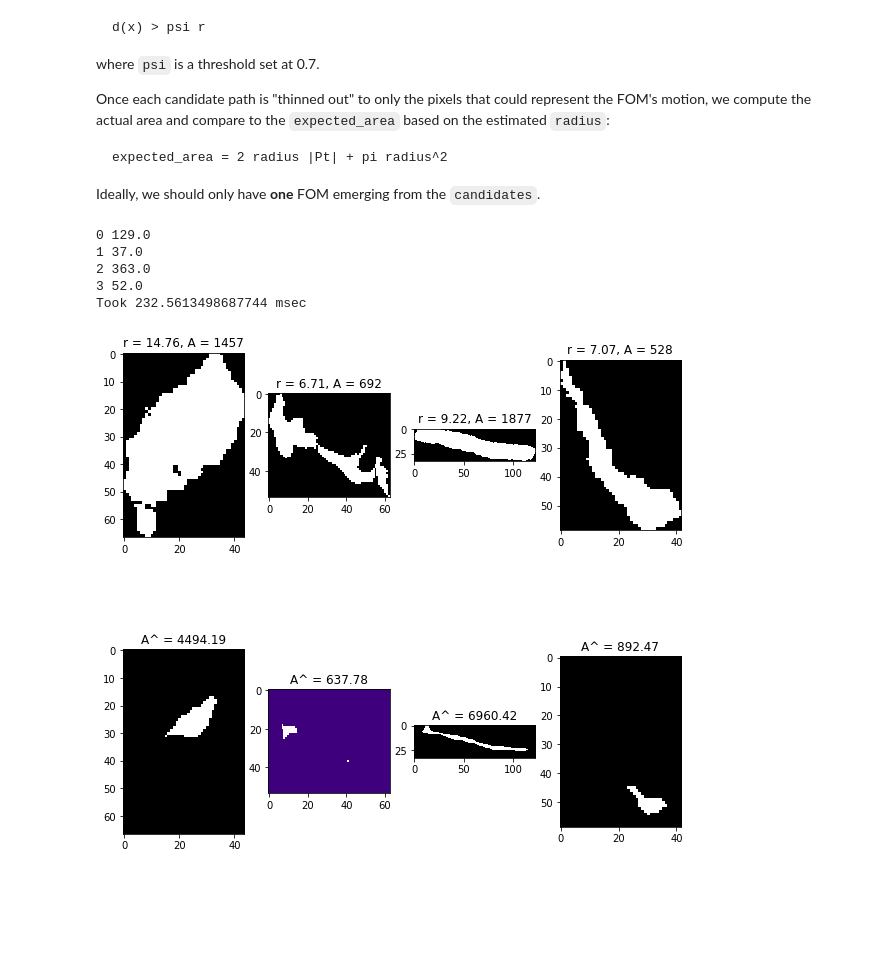
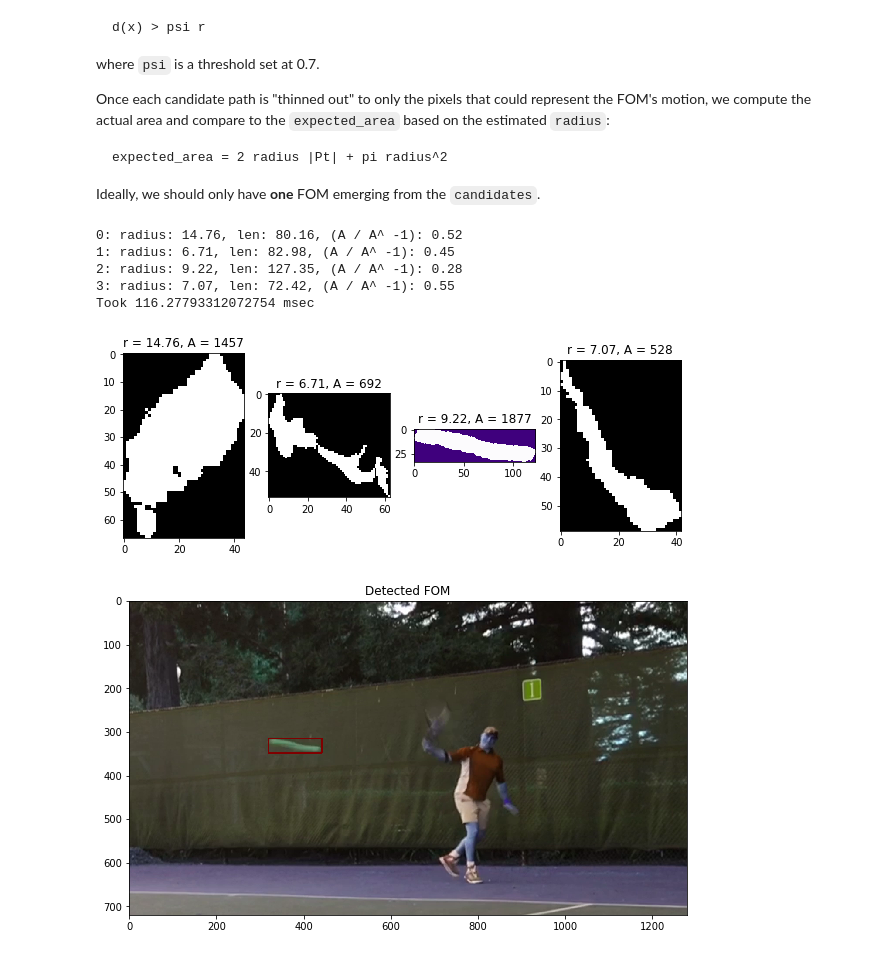
Before and after one commit to meharc/tensor, a Jupyter notebook: notebooks/Tennis & Palle.ipynb, the cells around one changed output. Drawn from its saved outputs; the diff is of its cells as text; code cells hidden in the pictures; blank space fills up the shorter version.

Commit message:
Detected FOM

```diff
--- a/notebooks/Tennis & Palle.ipynb
+++ b/notebooks/Tennis & Palle.ipynb
@@ -197,38 +197,45 @@ Using OpenCV [connectedComponentsWithStats](https://docs.opencv.org/3.0-last-rst
 # %%
 start = time.time()
 
+# The original `detect` image was suitable for display, but it is "inverted" and not suitable
+# for component detection; we need to invert it first.
 nd = cv2.bitwise_not(detect)
 num, labels, stats, centroids = cv2.connectedComponentsWithStats(nd, ltype=cv2.CV_16U)
 
-print("Found {} components".format(num - 1))
 plt.figure(figsize=(20, 30))
 
 font = cv2.FONT_HERSHEY_SIMPLEX
 fontScale = 0.6
 fontColor = 127
 lineType = 1
+
+# We set an arbitrary threshold to screen out smaller "components"
+# which may result simply from noise, or moving leaves, and other
+# elements not of interest.
 min_area = 500
 
 
 d = detect.copy()
 candidates = list()
 for stat in stats[1:]:
-    if stat[cv2.CC_STAT_AREA] < min_area:
+    area = stat[cv2.CC_STAT_AREA]
+    if area < min_area:
         continue # Skip small objects (noise)
 
     lt = (stat[cv2.CC_STAT_LEFT], stat[cv2.CC_STAT_TOP])
     rb = (lt[0] + stat[cv2.CC_STAT_WIDTH], lt[1] + stat[cv2.CC_STAT_HEIGHT])
     bottomLeftCornerOfText = (lt[0], lt[1] - 15)
 
-    candidates.append((lt, rb))
+    candidates.append((lt, rb, area))
     cv2.rectangle(d, lt, rb, fontColor, lineType)
 
     cv2.putText(d, "{}: {:.0f}".format(len(candidates), stat[cv2.CC_STAT_AREA]),
                 bottomLeftCornerOfText,
                 font, fontScale, fontColor, lineType)
 
-plt.imshow(d, 'gray')
 plt.title("Candidates: {} ({:.2f} msec)".format(len(candidates),
                                             (time.time() - start) * 1000))
+plt.imshow(d, 'gray')
+print("Found {} components".format(num - 1))
 # %% [output]
 Found 450 components
@@ -259,53 +265,71 @@ plt.figure(figsize=(10, 10), edgecolor='k')
 
 # Thinning threshold.
 psi = 0.7
 
 # Area matching threshold.
-gamma = 0.2
+gamma = 0.3
 
-cols = len(candidates)
+fom_detected = False
 start = time.time()
 
 sub_regions = list()
 for i, candidate in enumerate(candidates):
+    # The first two elements of each `candidate` tuple are
+    # the opposing corners of the bounding box.
     x1, y1 = candidate[0]
     x2, y2 = candidate[1]
 
+    # We had placed the candidate's area in the third element of the tuple.
+    actual_area = candidate[2]
+
     # For each candidate, estimate the "radius" using a distance transform.
+    # The transform is computed on the (small) bounding rectangle.
     cand = nd[y1:y2, x1:x2]
-
     dt = cv2.distanceTransform(cand, distanceType=cv2.DIST_L2, maskSize=cv2.DIST_MASK_PRECISE)
     radius = np.amax(dt)
 
     # "Thinning" of pixels "close to the center" to estimate a
     # potential FOM path.
     ret, Pt = cv2.threshold(dt, psi * radius, 255, cv2.THRESH_BINARY)
 
-    # We compute here the "area" of the path, to screen out non-FOMs.
-    pt_moments = cv2.moments(Pt, binaryImage=True)
-    print(i, pt_moments.get('m00'))
-    expected_area = radius * (2 * pt_moments.get('m00') + math.pi * radius)
+    # TODO: compute actual path lenght, using best-fit straight line
+    #   along the "thinned" path.
+    # For now, we estimate it as the max possible lenght in the bounding box, its diagonal.
+    w = x2 - x1
+    h = y2 - y1
+    path_len = math.sqrt(w * w + h * h)
+    expected_area = radius * (2 * path_len + math.pi * radius)
 
-    # We already had the area of the component; this would be optimized away in Prod code.
-    moments = cv2.moments(cand, binaryImage=True)
-    actual_area = moments.get('m00')
+    area_ratio = abs(actual_area / expected_area - 1)
+    is_fom = area_ratio < gamma
+    if is_fom and fom_detected:
+        print("[WARN] More than one FOM detected")
+    elif is_fom:
+        fom_detected = True
+        fom = i
 
-    is_fom = abs(actual_area / expected_area - 1) < gamma
+    print("{}: radius: {:.2f}, len: {:.2f}, (A / A^ -1): {:.2f}".format(
+        i, radius, path_len, area_ratio))
 
     plt.subplot(2, cols, i + 1)
-    plt.imshow(cand, 'gray')
+    plt.imshow(cand, 'Purples_r' if is_fom else 'gray')
     plt.title("r = {:.2f}, A = {:.0f}".format(radius, actual_area))
 
-    plt.subplot(2, cols, cols + i + 1)
-    plt.imshow(Pt, 'Purples_r' if is_fom else 'gray')
-    plt.title("A^ = {:.2f}".format(expected_area))
-
-
 print("Took {} msec".format((time.time() - start) * 1000))
 # %% [output]
-0 129.0
-1 37.0
-2 363.0
-3 52.0
-Took 232.5613498687744 msec
+0: radius: 14.76, len: 80.16, (A / A^ -1): 0.52
+1: radius: 6.71, len: 82.98, (A / A^ -1): 0.45
+2: radius: 9.22, len: 127.35, (A / A^ -1): 0.28
+3: radius: 7.07, len: 72.42, (A / A^ -1): 0.55
+Took 116.27793312072754 msec
-[figure, old version]
+[figure, new version]
+# %%
+# The last-but-one was the original image processed, we can fetch it again.
+img = cv2.imread(IMG_TEMPLATE.format(4))
+plt.figure(figsize=(10, 10), edgecolor='r')
+if fom_detected:
+    cv2.rectangle(img, candidates[fom][0], candidates[fom][1], fontColor, 2)
+    plt.imshow(img, 'gray')
+    plt.title("Detected FOM".format(t))
+# %% [output]
+[figure, added]
```
Also changed, not shown: parts of 1 cell of this notebook, 1 other file.
